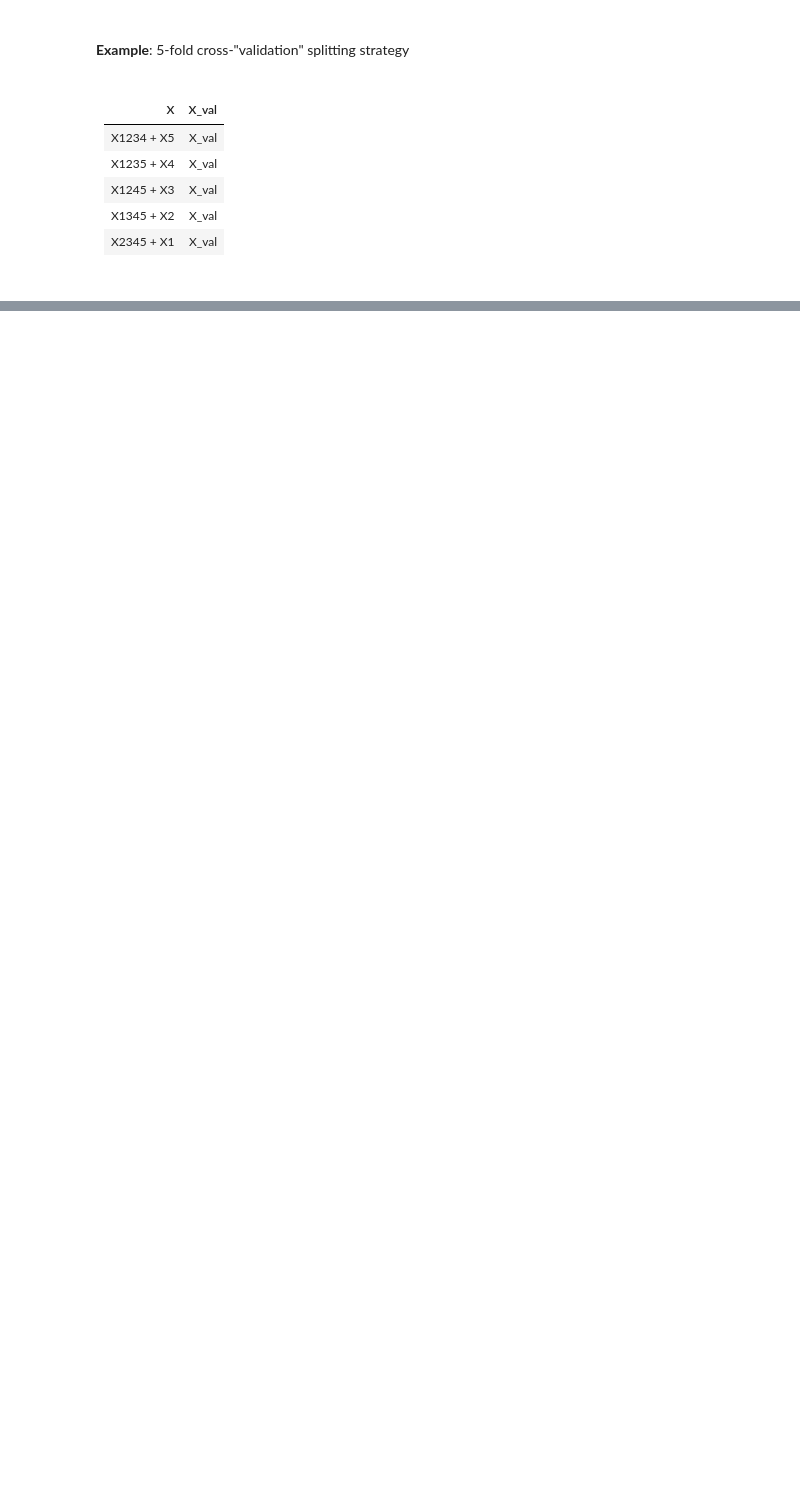
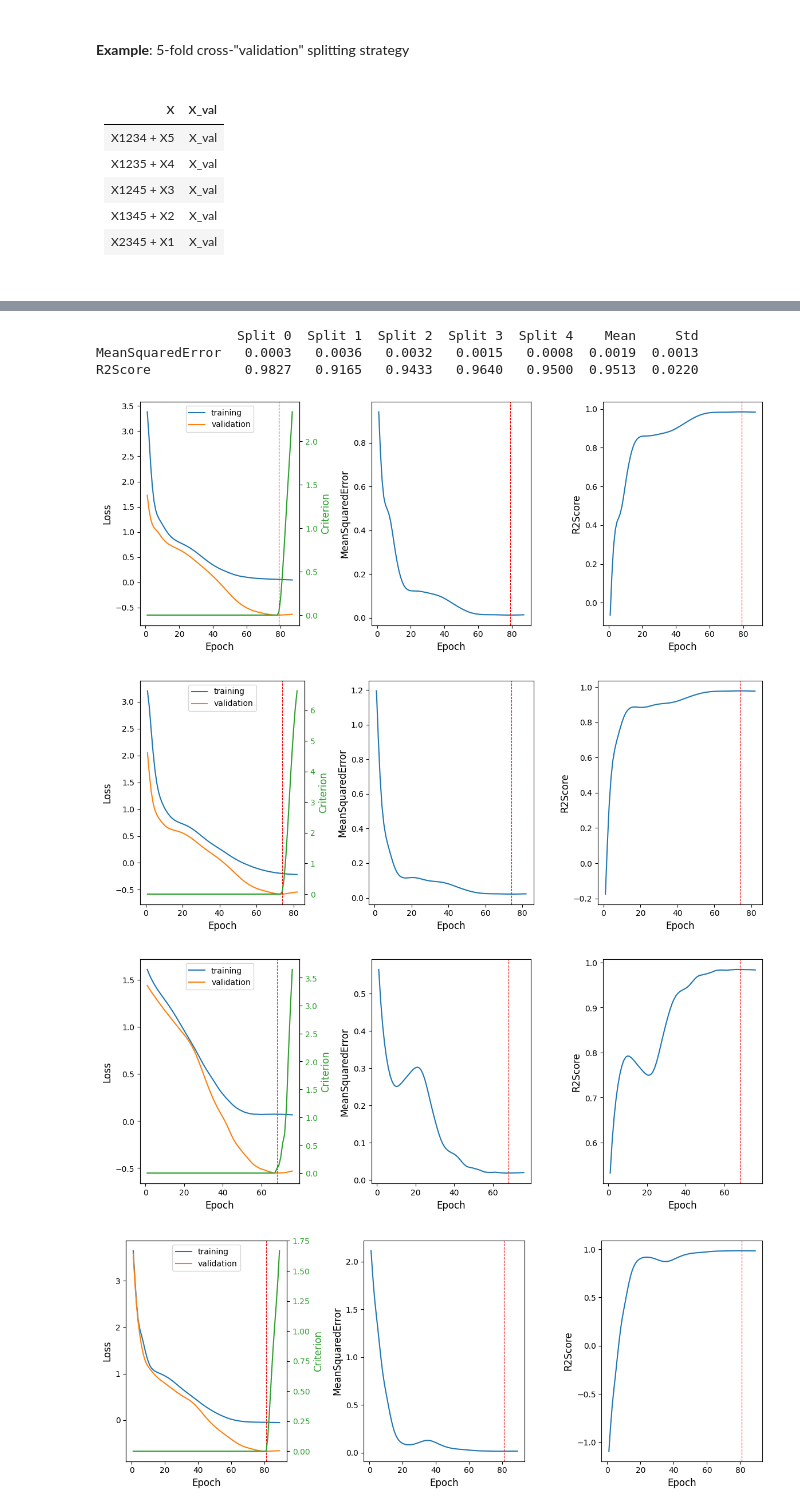
Before and after one commit to stelong/GPErks, a Jupyter notebook: notebooks/example_5.ipynb, the cells around one changed output, grey strips where cells are left out. Cells and saved outputs as stored; diff of their text form; code cells hidden in the pictures; blank space fills up the shorter version.

```diff
--- a/notebooks/example_5.ipynb
+++ b/notebooks/example_5.ipynb
@@ -53,5 +53,8 @@ dataset = Dataset(
     X_val=X_val,
     y_val=y_val,
     x_labels=xlabels,
-    y_label=ylabel
+    y_label=ylabel,
+    name="CanopyReflectance",
+    descr="A reflectance model for the homogeneous plant canopy and its inversion (doi.org/10.1016/0034-4257(89)90015-1)",
 )
+dataset.summary()
@@ -80,13 +96,21 @@ experiment = GPExperiment(
 )
 # %%
 # k-fold cross-validation training
+
 from GPErks.perks.cross_validation import KFoldCrossValidation
 from GPErks.train.early_stop import GLEarlyStoppingCriterion
 
 device = "cpu"
-devices = [device]  # a list of devices
+devices = [device]  # a list of devices, in this case we are passing just one
 kfcv = KFoldCrossValidation(experiment, devices, n_splits=5, max_workers=1)
 
 optimizer = torch.optim.Adam(experiment.model.parameters(), lr=0.1)
 esc = GLEarlyStoppingCriterion(max_epochs=1000, alpha=0.1, patience=8)
-best_model_dct, best_train_stats_dct, test_scores_dct = kfcv.train(optimizer, esc)
+# similarly to simple training, when doing cross-validation we can again output both
+# the best model state (a dict) and its training statistics (an object); since we have
+# different folds, these will be dictionaries with fold numbers used as keys
+best_model_dct, best_train_stats_dct = kfcv.train(
+    optimizer,
+    early_stopping_criterion=esc,
+)
+list(best_model_dct.keys())  # splits might not be ordered if K-fold CV was run using multiple cores
@@ -93,4 +136,16 @@ best_model_dct, best_train_stats_dct, test_scores_dct = kfcv.train(optimizer, es
+# %%
+# check cv split test scores
+kfcv.summary()
+# %% [output]
+                  Split 0  Split 1  Split 2  Split 3  Split 4    Mean     Std
+MeanSquaredError   0.0003   0.0036   0.0032   0.0015   0.0008  0.0019  0.0013
+R2Score            0.9827   0.9165   0.9433   0.9640   0.9500  0.9513  0.0220
 # %%
-# check mean test scores
-for key in test_scores_dct.keys():
-    print(f"Mean test {key} score: {np.mean(test_scores_dct[key]):.4f}")
+# check training stats at each split
+for _, bts in best_train_stats_dct.items():
+    bts.plot(with_early_stopping_criterion=True)
+# %% [output]
+[figure, added]
+[figure, added]
+[figure, added]
+[figure, added]
```
Also changed, not shown: parts of 5 cells of this notebook, 26 other files.
